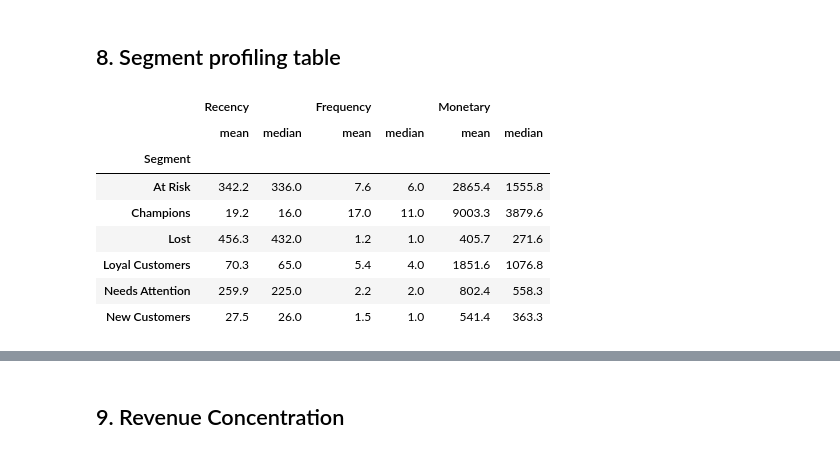
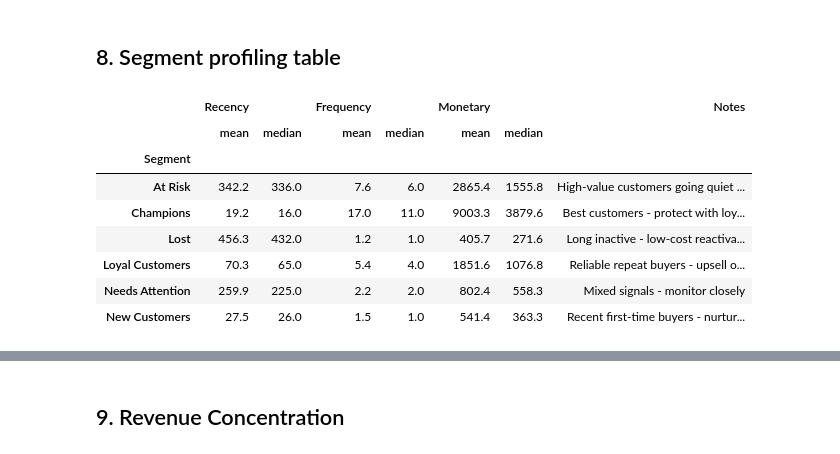
Before and after one commit to rbooze/online-retail-rfm-segmentation, a Jupyter notebook: notebooks/02_rfm_segmentation.ipynb, the cells around one changed output, grey strips where cells are left out. Drawn from its saved outputs; the diff is of its cells as text; code cells hidden in the pictures.

```diff
--- a/notebooks/02_rfm_segmentation.ipynb
+++ b/notebooks/02_rfm_segmentation.ipynb
@@ -233,15 +233,26 @@ plt.show()
 # %% [markdown]
 ## 8. Segment profiling table
 # %%
+segment_notes = {
+    'Champions': 'Best customers - protect with loyalty perks',
+    'Loyal Customers': 'Reliable repeat buyers - upsell opportunity',
+    'New Customers': 'Recent first-time buyers - nurture into repeat purchases',
+    'Needs Attention': 'Mixed signals - monitor closely',
+    'At Risk': 'High-value customers going quiet — high-priority win-back target',
+    'Lost': 'Long inactive - low-cost reactivation or deprioritize'
+}
+
 segment_profile = rfm.groupby('Segment')[['Recency', 'Frequency', 'Monetary']].agg(['mean', 'median']).round(1)
+segment_profile['Notes'] = segment_profile.index.map(segment_notes)
+pd.set_option('display.max_colwidth', 100)
 segment_profile
 # %% [output]
-|  | Recency |  | Frequency |  | Monetary |  |
-|  | mean | median | mean | median | mean | median |
-| Segment |  |  |  |  |  |  |
-| At Risk | 342.2 | 336.0 | 7.6 | 6.0 | 2865.4 | 1555.8 |
-| Champions | 19.2 | 16.0 | 17.0 | 11.0 | 9003.3 | 3879.6 |
-| Lost | 456.3 | 432.0 | 1.2 | 1.0 | 405.7 | 271.6 |
-| Loyal Customers | 70.3 | 65.0 | 5.4 | 4.0 | 1851.6 | 1076.8 |
-| Needs Attention | 259.9 | 225.0 | 2.2 | 2.0 | 802.4 | 558.3 |
-| New Customers | 27.5 | 26.0 | 1.5 | 1.0 | 541.4 | 363.3 |
+|  | Recency |  | Frequency |  | Monetary |  | Notes |
+|  | mean | median | mean | median | mean | median |  |
+| Segment |  |  |  |  |  |  |  |
+| At Risk | 342.2 | 336.0 | 7.6 | 6.0 | 2865.4 | 1555.8 | High-value customers going quiet ... |
+| Champions | 19.2 | 16.0 | 17.0 | 11.0 | 9003.3 | 3879.6 | Best customers - protect with loy... |
+| Lost | 456.3 | 432.0 | 1.2 | 1.0 | 405.7 | 271.6 | Long inactive - low-cost reactiva... |
+| Loyal Customers | 70.3 | 65.0 | 5.4 | 4.0 | 1851.6 | 1076.8 | Reliable repeat buyers - upsell o... |
+| Needs Attention | 259.9 | 225.0 | 2.2 | 2.0 | 802.4 | 558.3 | Mixed signals - monitor closely |
+| New Customers | 27.5 | 26.0 | 1.5 | 1.0 | 541.4 | 363.3 | Recent first-time buyers - nurtur... |
```
Also changed, not shown: parts of 3 cells of this notebook, 3 other files.
